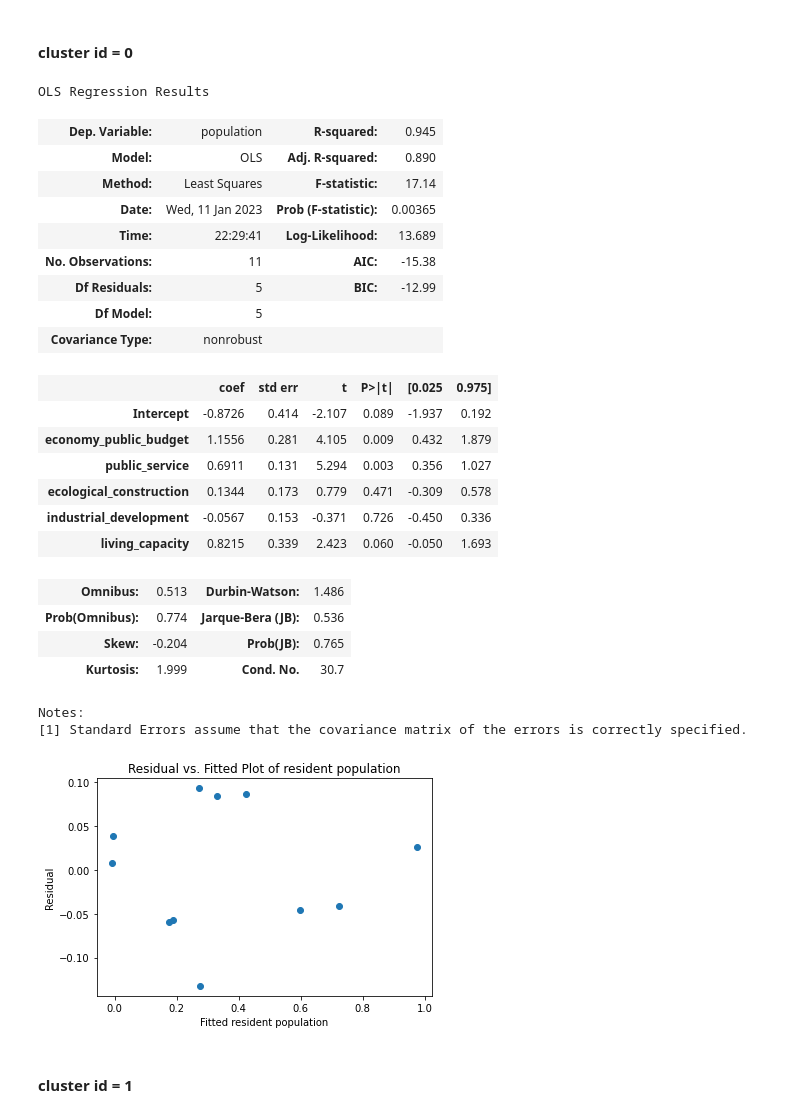
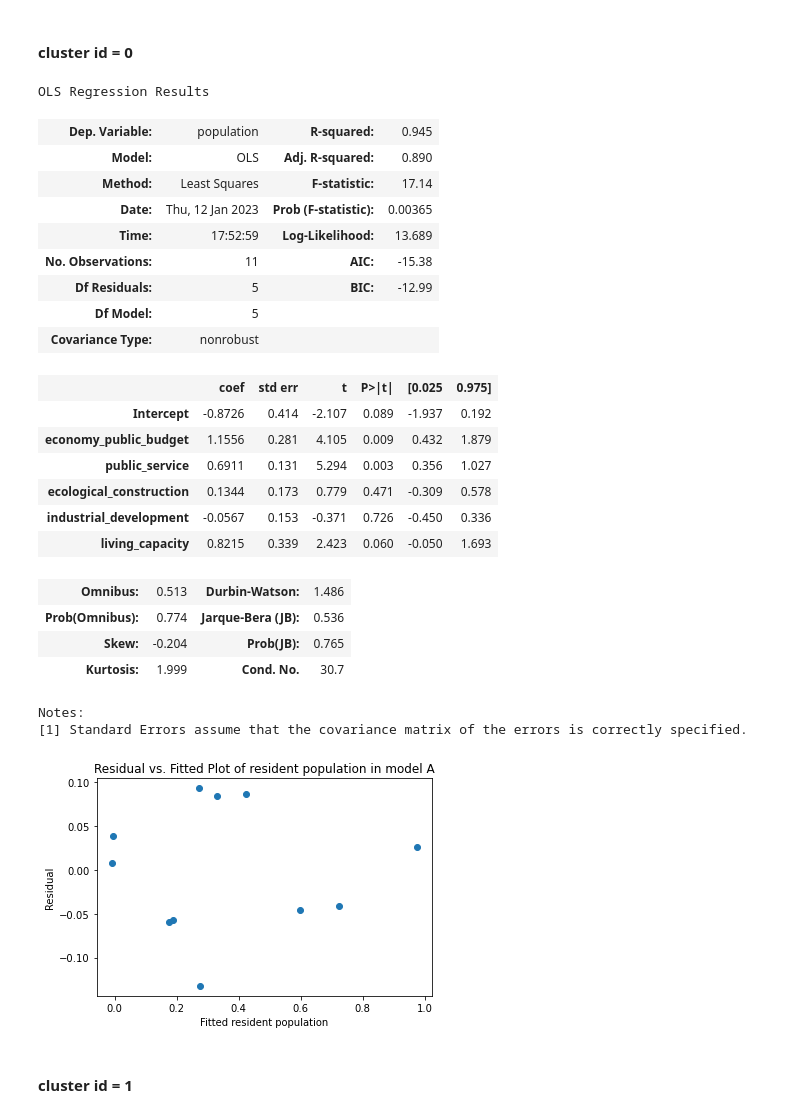
Before and after one commit to Fayee23/QM_Assessment2, a Jupyter notebook: Analysis.ipynb, the cells around one changed output. Cells and saved outputs as stored; diff of their text form; code cells hidden in the pictures.

```diff
--- a/Analysis.ipynb
+++ b/Analysis.ipynb
@@ -241,7 +215,3 @@ plt.savefig('Scree plot.png')
 # %% [output]
 [figure]
 <Figure size 432x288 with 0 Axes>
-# %%
-# choose 7 factors
-faa_7 = FactorAnalyzer(7,rotation='varimax')
-faa_7.fit(df1)
@@ -1105,8 +888,8 @@ OLS Regression Results
 | Dep. Variable: | population | R-squared: | 0.945 |
 | Model: | OLS | Adj. R-squared: | 0.890 |
 | Method: | Least Squares | F-statistic: | 17.14 |
-| Date: | Wed, 11 Jan 2023 | Prob (F-statistic): | 0.00365 |
-| Time: | 22:29:41 | Log-Likelihood: | 13.689 |
+| Date: | Thu, 12 Jan 2023 | Prob (F-statistic): | 0.00365 |
+| Time: | 17:52:59 | Log-Likelihood: | 13.689 |
 | No. Observations: | 11 | AIC: | -15.38 |
 | Df Residuals: | 5 | BIC: | -12.99 |
 | Df Model: | 5 |  |  |
@@ -1127,13 +910,13 @@ Notes:
 # %%
 # plot
 plt.scatter(data0_ml.fittedvalues, data0_ml.resid)
 # adding title and labels
 plt.xlabel('Fitted resident population')
 plt.ylabel('Residual')
-plt.title('Residual vs. Fitted Plot of resident population')
+plt.title('Residual vs. Fitted Plot of resident population in model A')
 plt.show()
 # %% [output]
-[figure, old version]
+[figure, new version]
 # %% [markdown]
 #### cluster id = 1
 # %%
```
Also changed, not shown: parts of 26 cells of this notebook.
